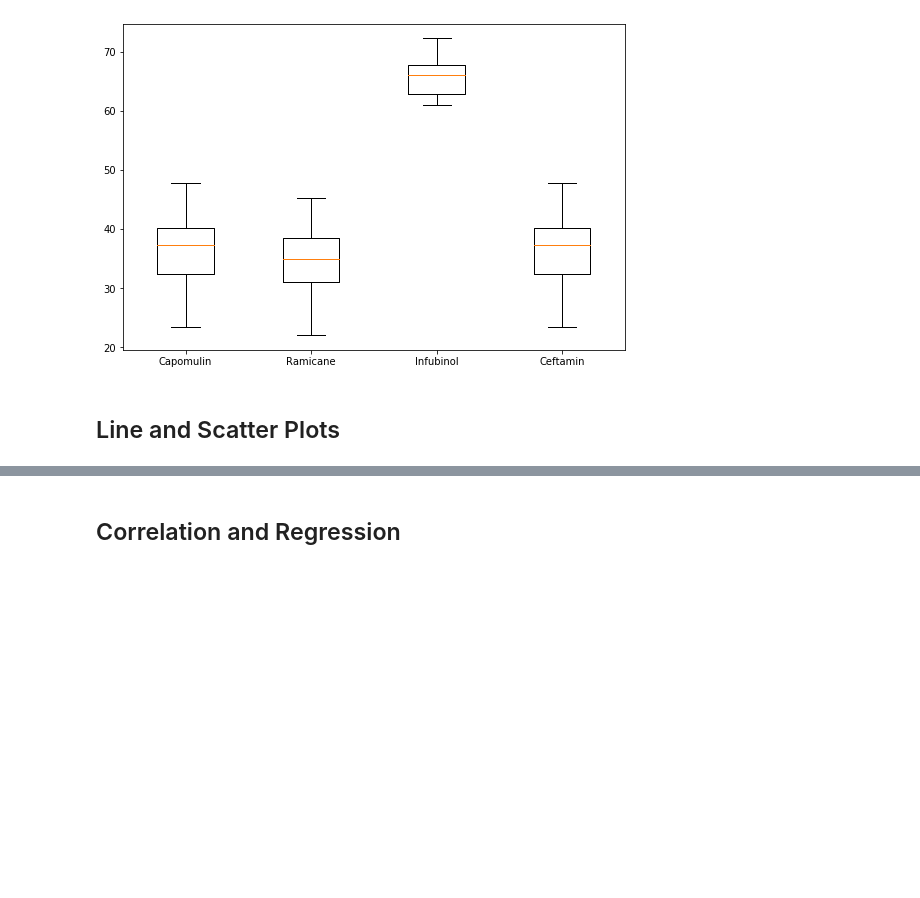
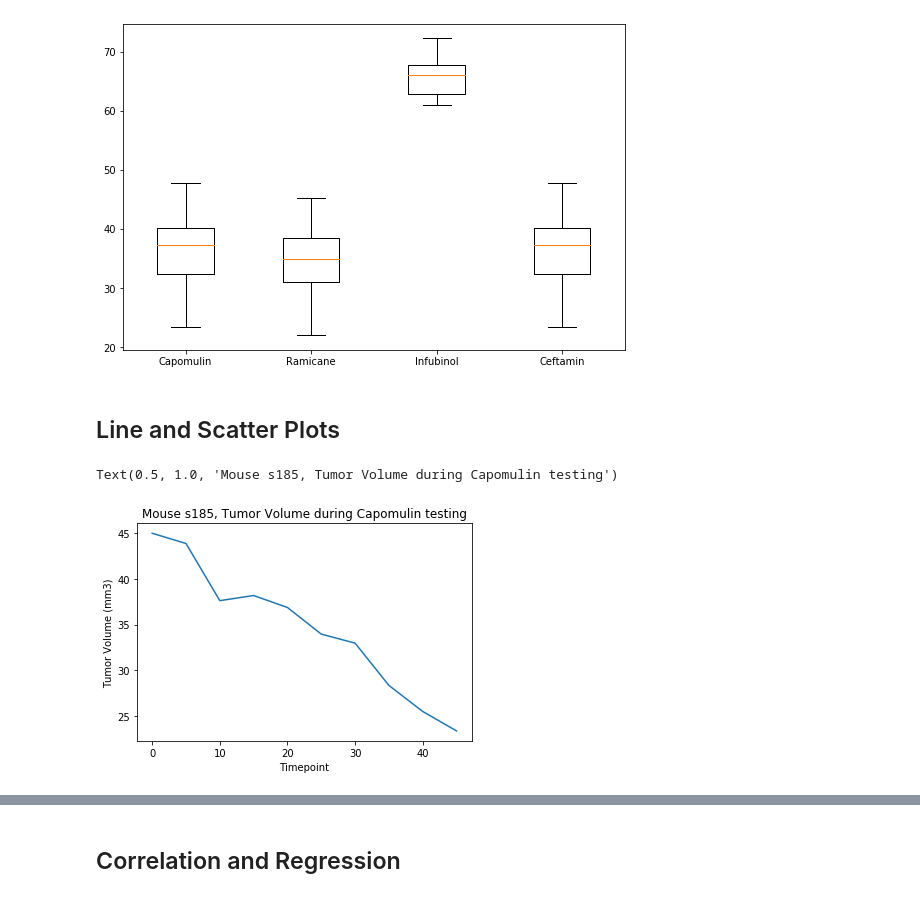
Before and after one commit to KevinNMcpu/matplotlib-challenge, a Jupyter notebook: pymaceuticals.ipynb, the cells around one changed output, grey strips where cells are left out. Drawn from its saved outputs; the diff is of its cells as text; code cells hidden in the pictures; blank space fills up the shorter version.

```diff
--- a/pymaceuticals.ipynb
+++ b/pymaceuticals.ipynb
@@ -422,0 +434,28 @@ plt.show()
+# %%
+# Generate a line plot of time point versus tumor volume for a mouse treated with Capomulin
+
+#a new dataframe
+capomulin_line_data = pd.DataFrame()
+
+#clone data, trim down to what we need
+capomulin_line_data = cleaned_data[(cleaned_data["Drug Regimen"] == "Capomulin")]
+capomulin_line_data = capomulin_line_data[(capomulin_line_data["Mouse ID"] == "s185")]
+
+#move our data to lists for easier plotting
+capomulin_timepoint = capomulin_line_data["Timepoint"].tolist()
+capomulin_tumorsize = capomulin_line_data["Tumor Volume (mm3)"].tolist()
+
+#set up the plot
+line_fig = plt.figure()
+line_ax = plt.axes()
+
+#plot data
+line_ax.plot(capomulin_timepoint, capomulin_tumorsize)
+
+#label data
+line_ax.set_xlabel("Timepoint")
+line_ax.set_ylabel("Tumor Volume (mm3)")
+line_ax.set_title("Mouse s185, Tumor Volume during Capomulin testing")
+# %% [output]
+Text(0.5, 1.0, 'Mouse s185, Tumor Volume during Capomulin testing')
+[figure, added]
```
Also changed, not shown: parts of 8 cells of this notebook.
